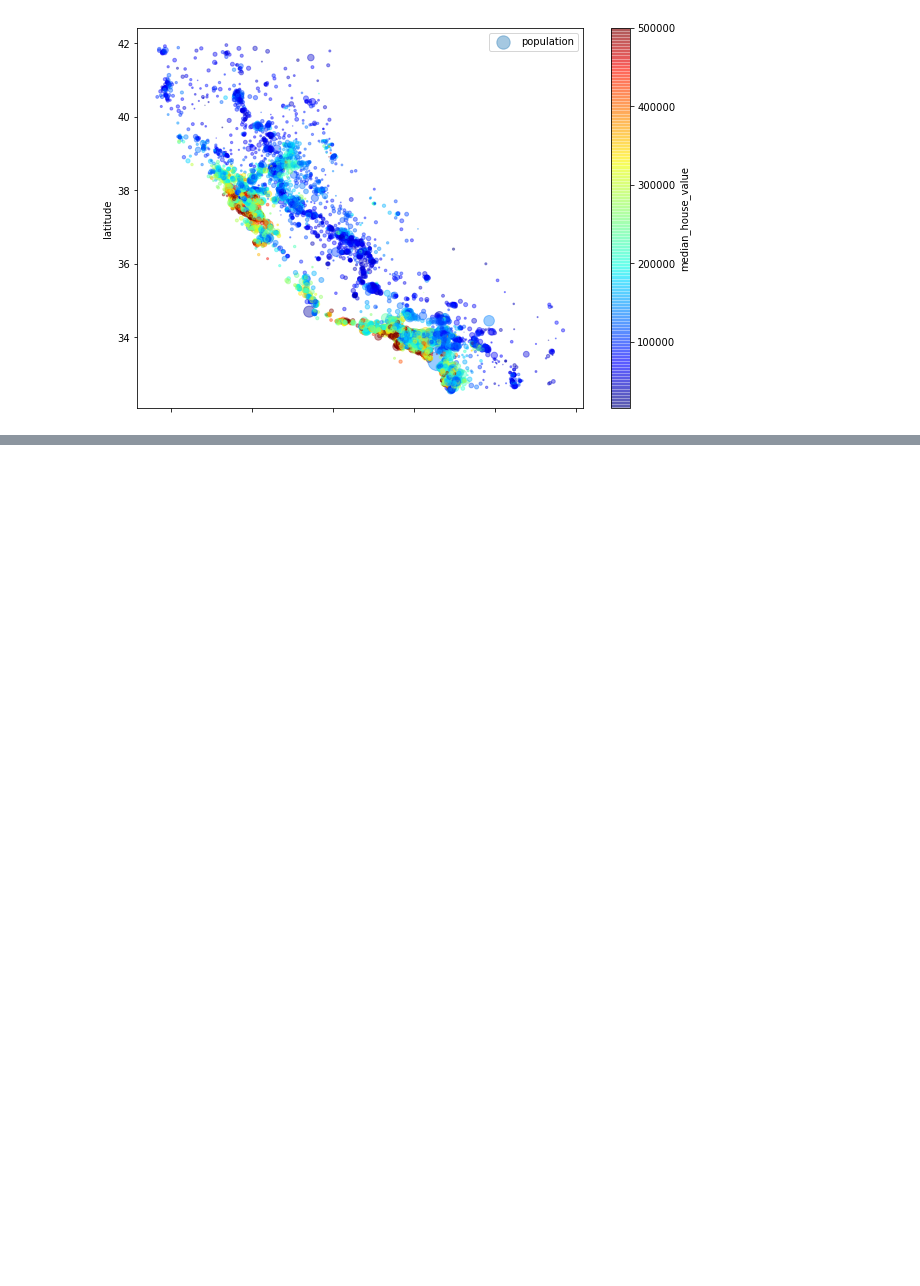
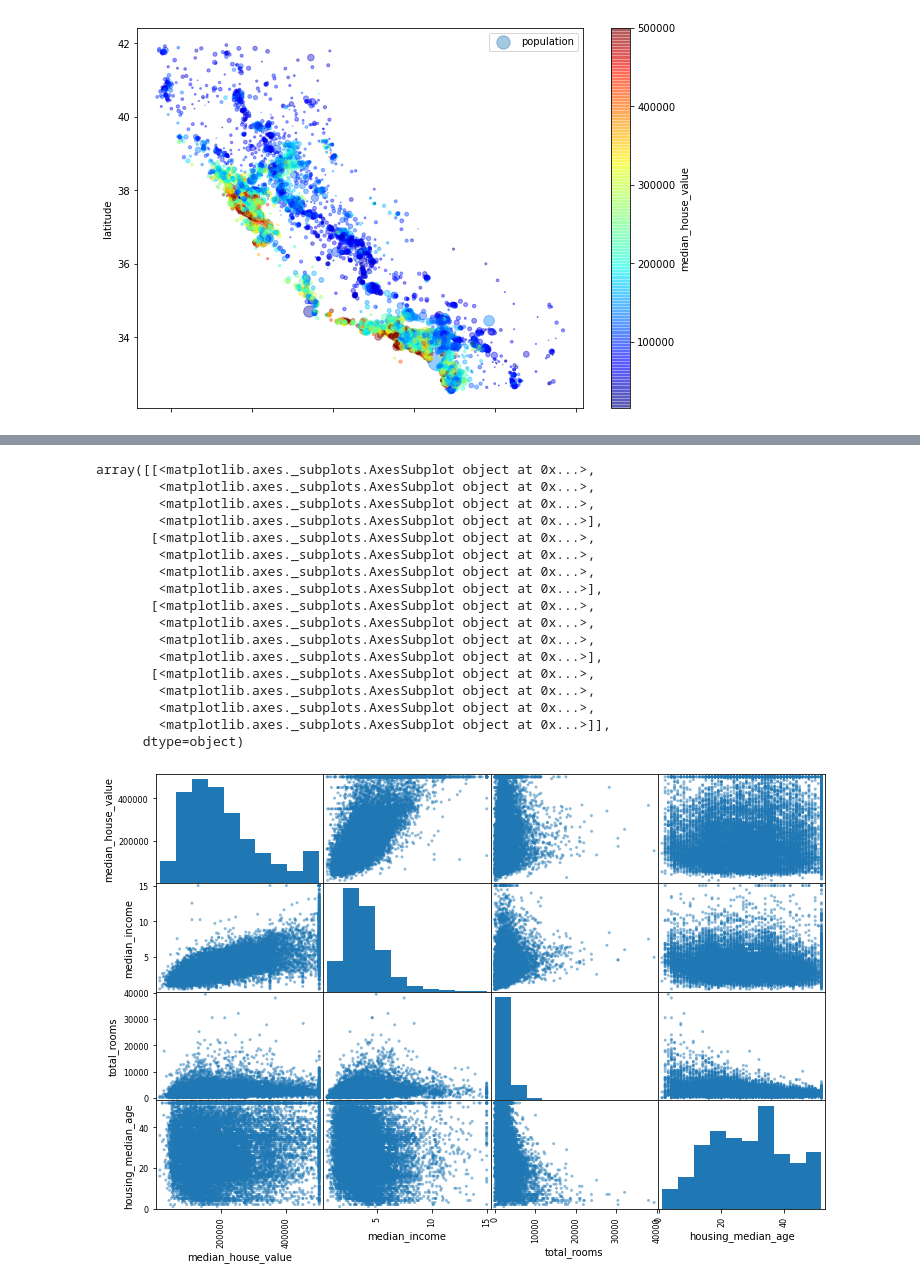
Before and after one commit to yyk99/ml, a Jupyter notebook: Housing.ipynb, the cells around one changed output, grey strips where cells are left out. Saved outputs shown, nothing was run; the diff lists cells and outputs as text; code cells hidden in the pictures; blank space fills up the shorter version.

```diff
--- a/Housing.ipynb
+++ b/Housing.ipynb
@@ -187,0 +206,30 @@ plt.legend()
+# %%
+# Another way to check for correlation between attributes is to use the
+# pandas scatter_matrix() function, which plots every numerical attribute
+# against every other numerical attribute. Since there are now 11 numerical attributes,
+# you would get 112 = 121 plots, which would not fit on a page — so let’s just focus
+# on a few promising attributes that seem most correlated with the median
+# housing value (Figure   2-15):
+
+from pandas.plotting import scatter_matrix
+attributes = ["median_house_value", "median_income", "total_rooms", "housing_median_age"]
+scatter_matrix(housing[attributes], figsize = (12, 8))
+# %% [output]
+array([[<matplotlib.axes._subplots.AxesSubplot object at 0x...>,
+        <matplotlib.axes._subplots.AxesSubplot object at 0x...>,
+        <matplotlib.axes._subplots.AxesSubplot object at 0x...>,
+        <matplotlib.axes._subplots.AxesSubplot object at 0x...>],
+       [<matplotlib.axes._subplots.AxesSubplot object at 0x...>,
+        <matplotlib.axes._subplots.AxesSubplot object at 0x...>,
+        <matplotlib.axes._subplots.AxesSubplot object at 0x...>,
+        <matplotlib.axes._subplots.AxesSubplot object at 0x...>],
+       [<matplotlib.axes._subplots.AxesSubplot object at 0x...>,
+        <matplotlib.axes._subplots.AxesSubplot object at 0x...>,
+        <matplotlib.axes._subplots.AxesSubplot object at 0x...>,
+        <matplotlib.axes._subplots.AxesSubplot object at 0x...>],
+       [<matplotlib.axes._subplots.AxesSubplot object at 0x...>,
+        <matplotlib.axes._subplots.AxesSubplot object at 0x...>,
+        <matplotlib.axes._subplots.AxesSubplot object at 0x...>,
+        <matplotlib.axes._subplots.AxesSubplot object at 0x...>]],
+      dtype=object)
+[figure, added]
```
Also changed, not shown: parts of 7 cells of this notebook.
